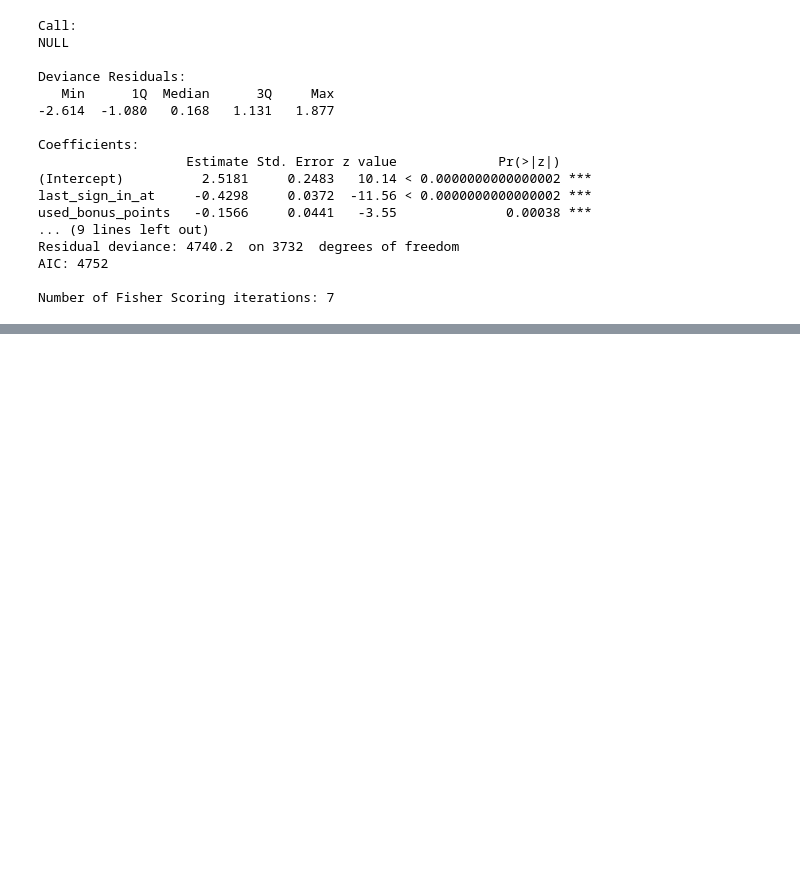
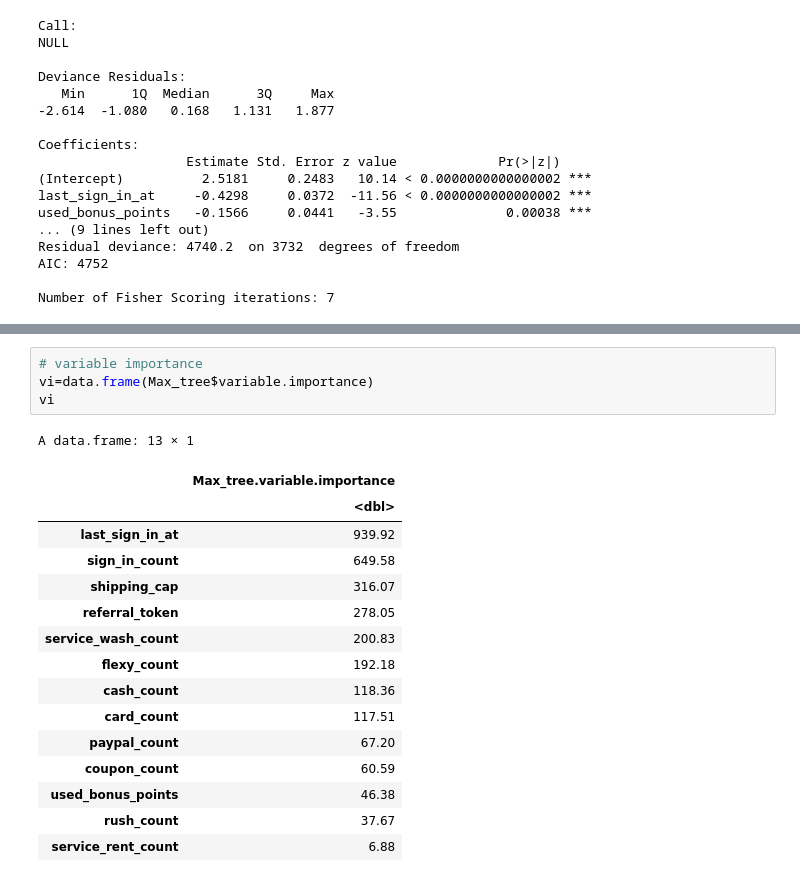
Before and after one commit to AlessandroGianoli/features_selection, a Jupyter notebook: Features_selection_notebook_R.ipynb, the cells around one changed output, grey strips where cells are left out. Cells and saved outputs as stored; diff of their text form; blank space fills up the shorter version.

```diff
--- a/Features_selection_notebook_R.ipynb
+++ b/Features_selection_notebook_R.ipynb
@@ -444,0 +500,21 @@ Number of Fisher Scoring iterations: 7
+# %%
+# variable importance
+vi=data.frame(Max_tree$variable.importance)
+vi
+# %% [output]
+A data.frame: 13 × 1
+|  | Max_tree.variable.importance |
+|  | <dbl> |
+| last_sign_in_at | 939.92 |
+| sign_in_count | 649.58 |
+| shipping_cap | 316.07 |
+| referral_token | 278.05 |
+| service_wash_count | 200.83 |
+| flexy_count | 192.18 |
+| cash_count | 118.36 |
+| card_count | 117.51 |
+| paypal_count | 67.20 |
+| coupon_count | 60.59 |
+| used_bonus_points | 46.38 |
+| rush_count | 37.67 |
+| service_rent_count | 6.88 |
```
Also changed, not shown: parts of 7 cells of this notebook.
